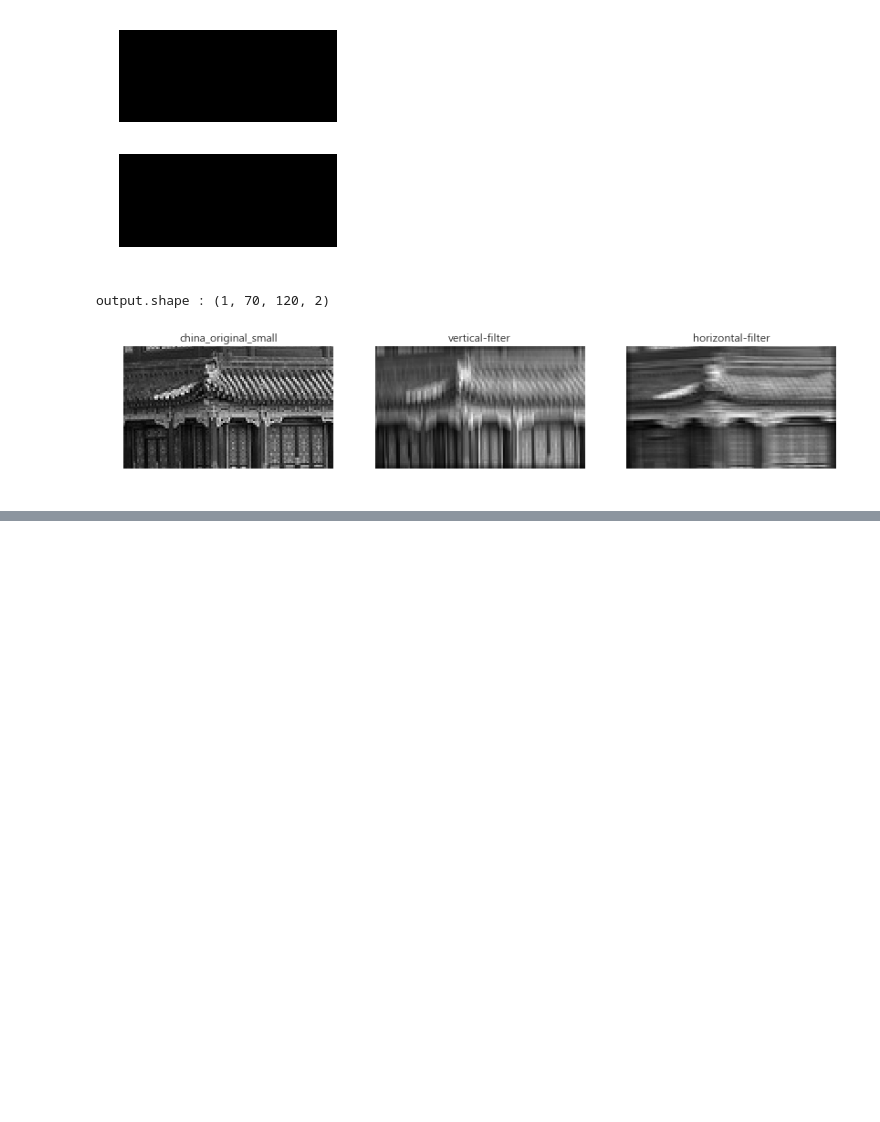
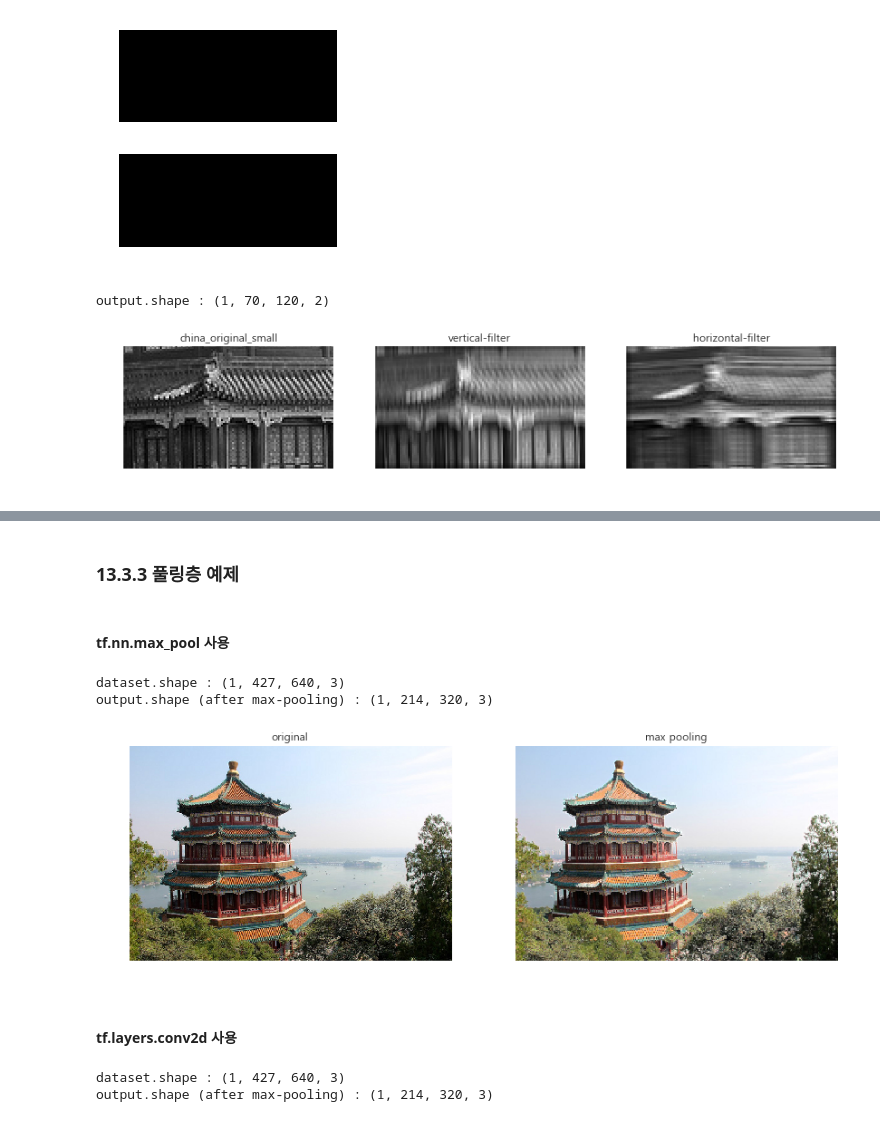
Before and after one commit to ExcelsiorCJH/Hands-On-ML, a Jupyter notebook: Chap13-Convolutional_Neural_Networks/Chap13-Convolutional_Neural_Networks.ipynb, the cells around one changed output, grey strips where cells are left out. Drawn from its saved outputs; the diff is of its cells as text; code cells hidden in the pictures; blank space fills up the shorter version.

```diff
--- a/Chap13-Convolutional_Neural_Networks/Chap13-Convolutional_Neural_Networks.ipynb
+++ b/Chap13-Convolutional_Neural_Networks/Chap13-Convolutional_Neural_Networks.ipynb
@@ -368,0 +499,49 @@ for i, (image, title) in enumerate(zip(pl_images, titles)):
+# %% [markdown]
+### 13.3.3 풀링층 예제
+# %% [markdown]
+#### tf.nn.max_pool 사용
+# %%
+X = tf.placeholder(tf.float32, shape=(None, height, width, channels))
+max_pool = tf.nn.max_pool(X, ksize=[1,2,2,1], strides=[1,2,2,1], padding="SAME")
+
+with tf.Session() as sess:
+    output = sess.run(max_pool, feed_dict={X: dataset})
+
+print('dataset.shape :', dataset.shape)
+print('output.shape (after max-pooling) :', output.shape)
+# %% [output]
+dataset.shape : (1, 427, 640, 3)
+output.shape (after max-pooling) : (1, 214, 320, 3)
+# %%
+# matplotlib으로 plotting하기
+fig, axs = plt.subplots(1, 2, figsize=(14, 5))
+pl_images = [
+    dataset[0],  # original
+    output[0],  # max_pooling
+]
+
+titles = ['original', 'max pooling']
+
+for i, (image, title) in enumerate(zip(pl_images, titles)):
+    axs[i].imshow(image.astype(np.uint8))
+    axs[i].set_title(title)
+    axs[i].axis('off')
+# %% [output]
+[figure, added]
+# %% [markdown]
+#### tf.layers.conv2d 사용
+# %%
+reset_graph()
+
+X = tf.placeholder(tf.float32, shape=(None, height, width, channels))
+max_pool = tf.layers.max_pooling2d(X, pool_size=2, strides=2, padding='same')
+
+with tf.Session() as sess:
+    tf.global_variables_initializer().run()
+    output = sess.run(max_pool, feed_dict={X: dataset})
+
+print('dataset.shape :', dataset.shape)
+print('output.shape (after max-pooling) :', output.shape)
+# %% [output]
+dataset.shape : (1, 427, 640, 3)
+output.shape (after max-pooling) : (1, 214, 320, 3)
```
Also changed, not shown: parts of 13 cells of this notebook, 1 other file.
